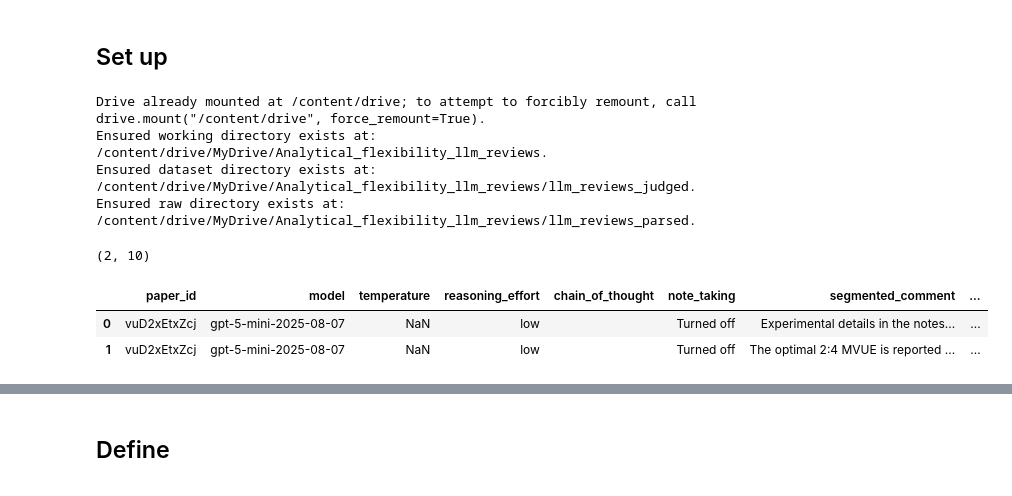
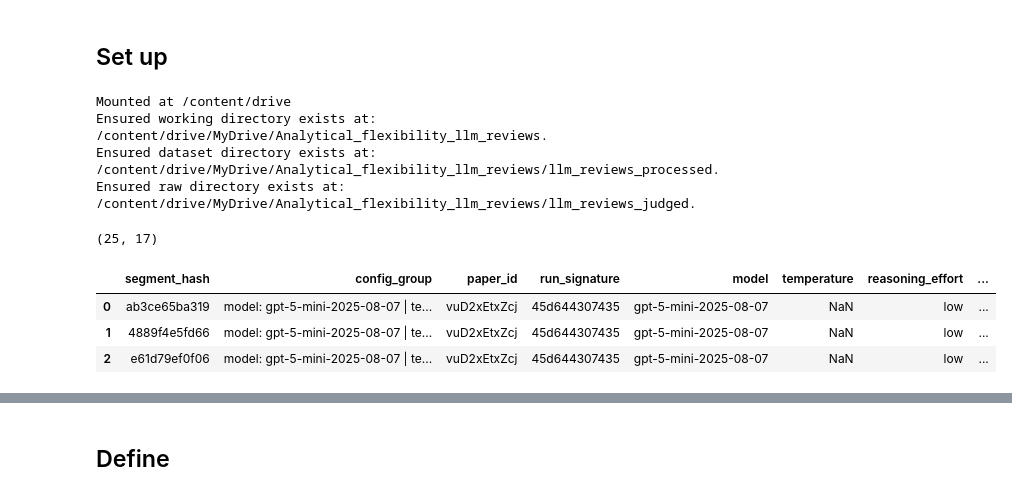
Before and after one commit to hiiamlars/analytical_flexibility_llm_reviews, a Jupyter notebook: data_generation/llm_review_post_processing.ipynb, the cells around one changed output, grey strips where cells are left out. Cells and saved outputs as stored; diff of their text form; code cells hidden in the pictures.

```diff
--- a/data_generation/llm_review_post_processing.ipynb
+++ b/data_generation/llm_review_post_processing.ipynb
@@ -31,21 +41,26 @@ os.makedirs(WORKING_DIR, exist_ok=True)
 print(f"Ensured working directory exists at: {WORKING_DIR}.")
 
 # Define and create DATASET_DIR to load the paper content
-DATASET_DIR = os.path.join(WORKING_DIR, "llm_reviews_judged")
+DATASET_DIR = os.path.join(WORKING_DIR, "llm_reviews_processed")
 os.makedirs(DATASET_DIR, exist_ok=True)
 print(f"Ensured dataset directory exists at: {DATASET_DIR}.")
 
-# Define and create the RAW_DIR for the judged and parsed llm reviews
-RAW_DIR = os.path.join(WORKING_DIR, "llm_reviews_parsed")
+# Define and create the RAW_DIR for the llm reviews (and their logs)
+RAW_DIR = os.path.join(WORKING_DIR, "llm_reviews_judged")
 os.makedirs(RAW_DIR, exist_ok=True)
 print(f"Ensured raw directory exists at: {RAW_DIR}.")
 
 # Define the full result path (final Parquet output)
-RESULTS_PATH = os.path.join(RAW_DIR, "llm_reviews_parsed.parquet")
+RESULTS_PATH = os.path.join(RAW_DIR, "llm_reviews_evaluated.parquet")
 # Define the full result path for intermediate JSONL storage
-RESULTS_JSON_PATH = os.path.join(RAW_DIR, "llm_reviews_parsed.jsonl")
+RESULTS_JSON_PATH = os.path.join(RAW_DIR, "llm_reviews_evaluated.jsonl")
+
+# Define the full log path (final Parquet output)
+LOG_PATH = os.path.join(RAW_DIR, "llm_reviews_log.parquet")
+# Define the full log path for intermediate JSONL storage
+LOG_JSON_PATH = os.path.join(RAW_DIR, "llm_reviews_log.jsonl")
 # %% [output]
-Drive already mounted at /content/drive; to attempt to forcibly remount, call drive.mount("/content/drive", force_remount=True).
+Mounted at /content/drive
 Ensured working directory exists at: /content/drive/MyDrive/Analytical_flexibility_llm_reviews.
-Ensured dataset directory exists at: /content/drive/MyDrive/Analytical_flexibility_llm_reviews/llm_reviews_judged.
-Ensured raw directory exists at: /content/drive/MyDrive/Analytical_flexibility_llm_reviews/llm_reviews_parsed.
+Ensured dataset directory exists at: /content/drive/MyDrive/Analytical_flexibility_llm_reviews/llm_reviews_processed.
+Ensured raw directory exists at: /content/drive/MyDrive/Analytical_flexibility_llm_reviews/llm_reviews_judged.
@@ -75,14 +331,15 @@ EXPECTED_LABEL_KEYS = [
 # %%
 # @title Data import
 
 # Read processed llm reviews
-df = pd.read_parquet(os.path.join(DATASET_DIR, "llm_reviews_evaluated.parquet"))
+df_reviews = pd.read_parquet(os.path.join(DATASET_DIR, "llm_reviews_segmented.parquet"))
 
-# Check df
-display(df.shape)
-display(df.head(3))
+# Check df_reviews
+display(df_reviews.shape)
+display(df_reviews.head(3))
 # %% [output]
-(2, 10)
+(25, 17)
-|  | paper_id | model | temperature | reasoning_effort | chain_of_thought | note_taking | segmented_comment | ... |
-| 0 | vuD2xEtxZcj | gpt-5-mini-2025-08-07 | NaN | low |  | Turned off | Experimental details in the notes... | ... |
-| 1 | vuD2xEtxZcj | gpt-5-mini-2025-08-07 | NaN | low |  | Turned off | The optimal 2:4 MVUE is reported ... | ... |
+|  | segment_hash | config_group | paper_id | run_signature | model | temperature | reasoning_effort | ... |
+| 0 | ab3ce65ba319 | model: gpt-5-mini-2025-08-07 | te... | vuD2xEtxZcj | 45d644307435 | gpt-5-mini-2025-08-07 | NaN | low | ... |
+| 1 | 4889f4e5fd66 | model: gpt-5-mini-2025-08-07 | te... | vuD2xEtxZcj | 45d644307435 | gpt-5-mini-2025-08-07 | NaN | low | ... |
+| 2 | e61d79ef0f06 | model: gpt-5-mini-2025-08-07 | te... | vuD2xEtxZcj | 45d644307435 | gpt-5-mini-2025-08-07 | NaN | low | ... |
```
Also changed, not shown: parts of 18 cells of this notebook.
